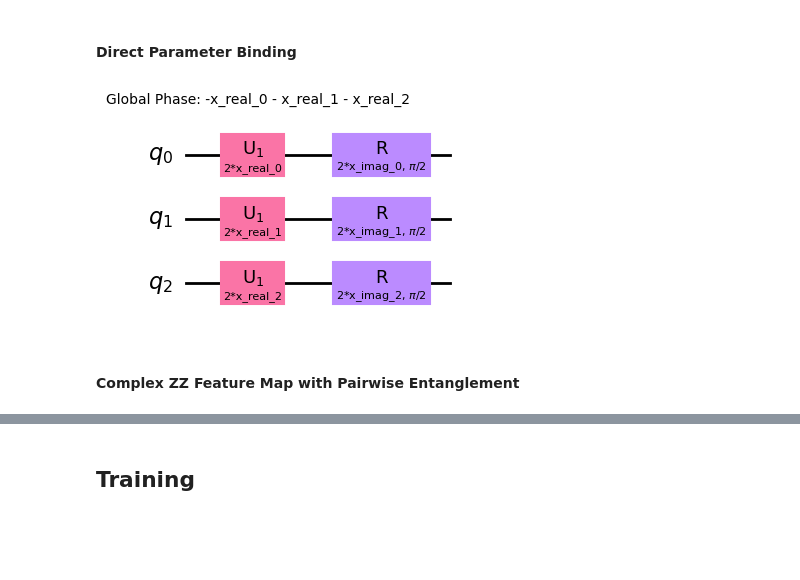
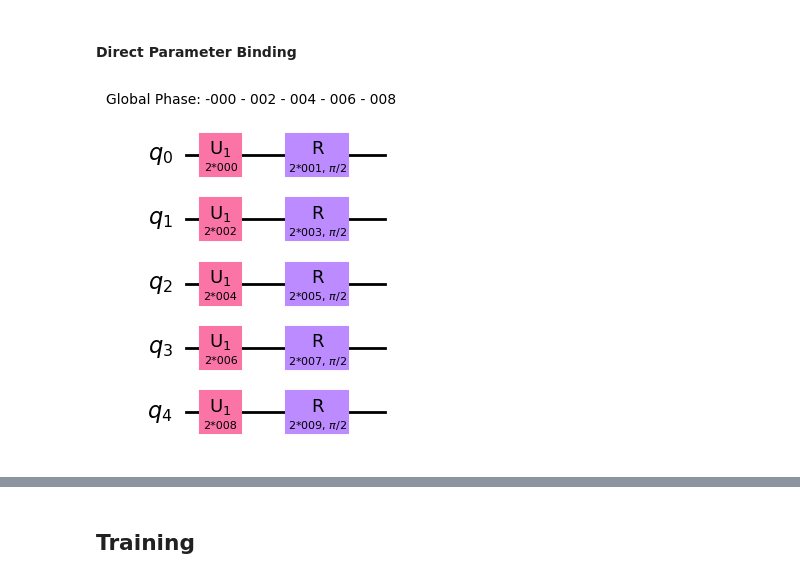
Before and after one commit to ljcamargo/quantum_mnist, a Jupyter notebook: qrnn_notebook.ipynb, the cells around one changed output, grey strips where cells are left out. Drawn from its saved outputs; the diff is of its cells as text; code cells hidden in the pictures; blank space fills up the shorter version.

```diff
--- a/qrnn_notebook.ipynb
+++ b/qrnn_notebook.ipynb
@@ -424,23 +424,25 @@ Qbit length 22
 # %%
 from qiskit.circuit import QuantumCircuit, Parameter
 
-def create_complex_feature_map(n_features):
-    qc = QuantumCircuit(n_features)
+def create_complex_feature_map(qbit_count):
+    n_features = qbit_count * 2
+    qc = QuantumCircuit(qbit_count)
 
     # Create parameters for real and imaginary parts
-    real_params = [Parameter(f'x_real_{i}') for i in range(n_features)]
-    imag_params = [Parameter(f'x_imag_{i}') for i in range(n_features)]
+    all_params = [
+        Parameter(
+            f'{i:03d}'
+        ) for i in range(n_features)
+    ]
 
-    for i in range(n_features):
-        # Real part controls RZ, imaginary part controls RY
-        qc.rz(2 * real_params[i], i)
-        qc.ry(2 * imag_params[i], i)
+    for i in range(qbit_count):
+        current_param = i * 2
+        qc.rz(2 * all_params[current_param], i)
+        qc.ry(2 * all_params[current_param + 1], i)
 
     return qc
 
-feature_map = create_complex_feature_map(n_features=3)
+feature_map = create_complex_feature_map(qbit_count=5)
 feature_map.decompose().draw("mpl", style="clifford")
 # %% [output]
-[figure, old version]
+[figure, new version]
-# %% [markdown]
-#### Complex ZZ Feature Map with Pairwise Entanglement
```
Also changed, not shown: parts of 17 cells of this notebook.
